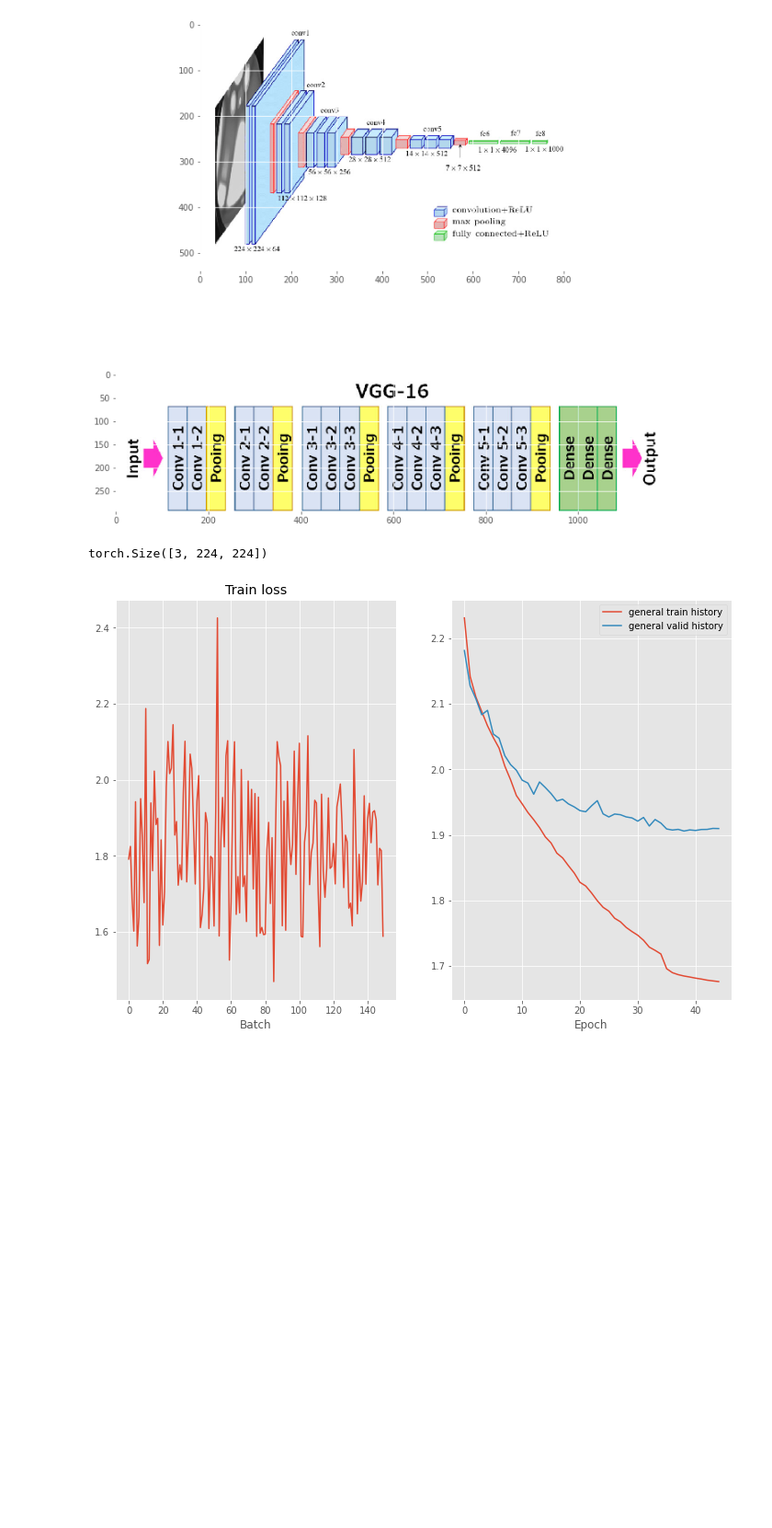
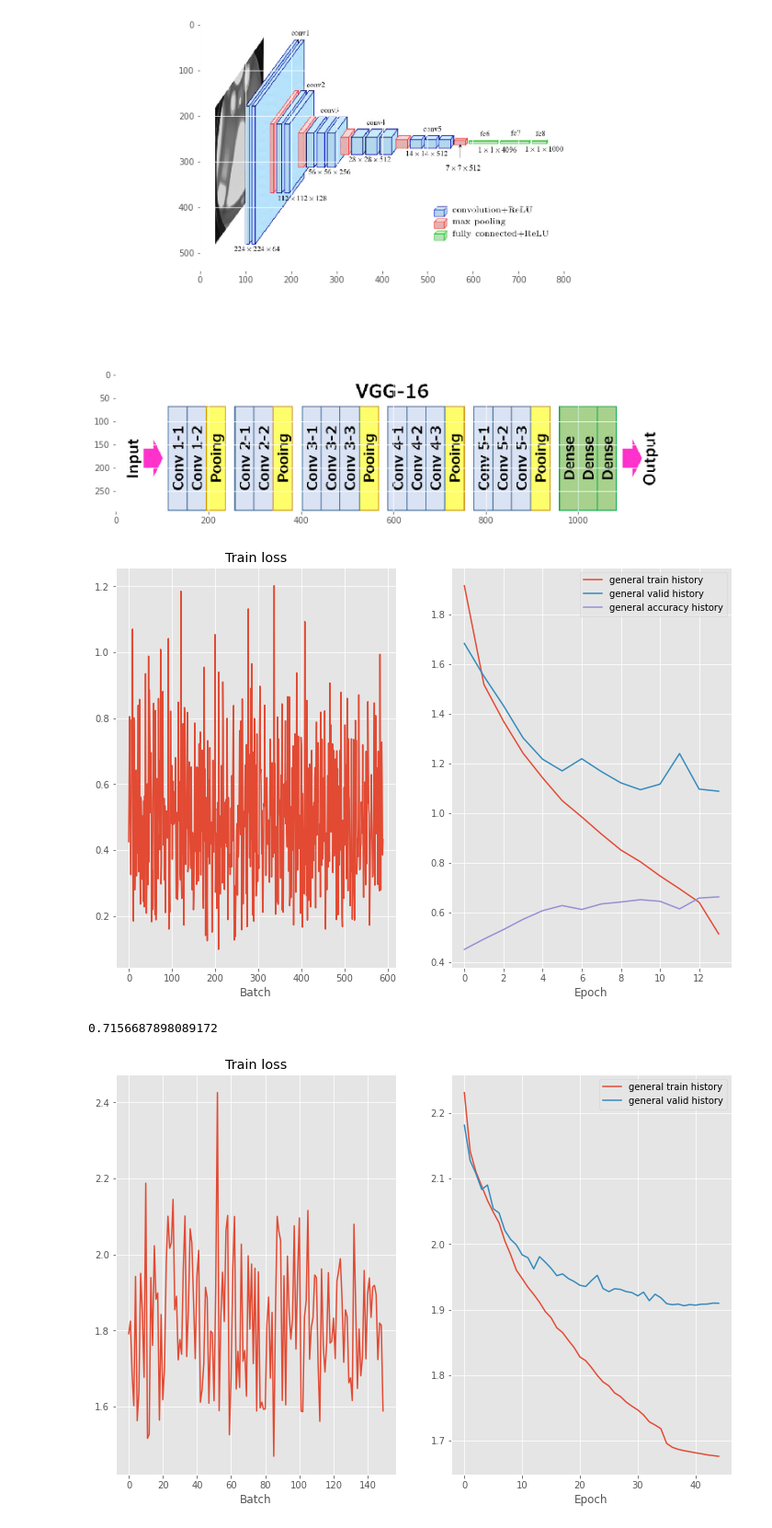
Before and after one commit to AnnaAltynova/imagenette, a Jupyter notebook: imagenette/vgg9.ipynb, the cells around one changed output. Shown at 92% size. Cells and saved outputs as stored; diff of their text form; code cells hidden in the pictures; blank space fills up the shorter version.

```diff
--- a/imagenette/notebooks/Data.ipynb
+++ b/imagenette/vgg9.ipynb
@@ -397,0 +153,2 @@ del vgg
+# %%
+N_EPOCHS = 15
@@ -398,19 +158,6 @@ del vgg
 # %%
-vgg = VGG11()
+vgg = VGG_tiny()
 vgg.to(device)
 loss = nn.CrossEntropyLoss()
 optimizer = optim.Adam(vgg.parameters(), lr=1e-5, weight_decay=5e-4)
-scheduler = optim.lr_scheduler.ReduceLROnPlateau(optimizer, mode='min', patience=5, min_lr=1e-7)
+scheduler = optim.lr_scheduler.ReduceLROnPlateau(optimizer, mode='min', patience=2, min_lr=1e-7)
-# %%
-train_history = []
-valid_history = []
-
-N_EPOCHS = 20
-CKPT_PATH = "vgg16/ckpts"
-
-best_valid_loss = float('inf')
-# %%
-imgs, labels = next(iter(train_dataloader))
-imgs[0].shape
-# %% [output]
-torch.Size([3, 224, 224])
@@ -419,6 +164,23 @@ torch.save(vgg.state_dict(), os.path.join(CKPT_PATH, 'vgg11model.pt'))
 # %%
-ADD_EPOCHS = 5
-optimizer = optim.Adam(vgg.parameters(), lr=1e-6, weight_decay=5e-4)
+# ckpt = torch.load('saves/ckpts/vgg_tiny_augmented_model.pt')
+# vgg = VGG_tiny()
+# vgg.load_state_dict(ckpt)
+# vgg.to(device)
+# optimizer = optim.Adam(vgg.parameters(), lr=1e-5, weight_decay=5e-4)
+# %%
+train_pipeline(n_epochs=N_EPOCHS, model=vgg, train_iterator=train_dataloader, val_iterator=val_dataloader,
+               optimizer=optimizer, criterion=loss, saves_path=SAVES_PATH,
+               num_to_name=num_to_name, device=device, scheduler=scheduler,
+               model_name='vgg_tiny_new_lr5')
+# %% [output]
+[figure, added]
+# %%
+import pickle
+with open('saves/losses/accuracy_vgg_tiny_augmented_addition.pickle', 'rb') as f:
+    accuracy_history = pickle.load(f)
+print(accuracy_history[-1])
+# %% [output]
+0.7156687898089172
 # %%
 for epoch in range(ADD_EPOCHS):
 
```
Also changed, not shown: parts of 31 cells of this notebook, 10 other files.
